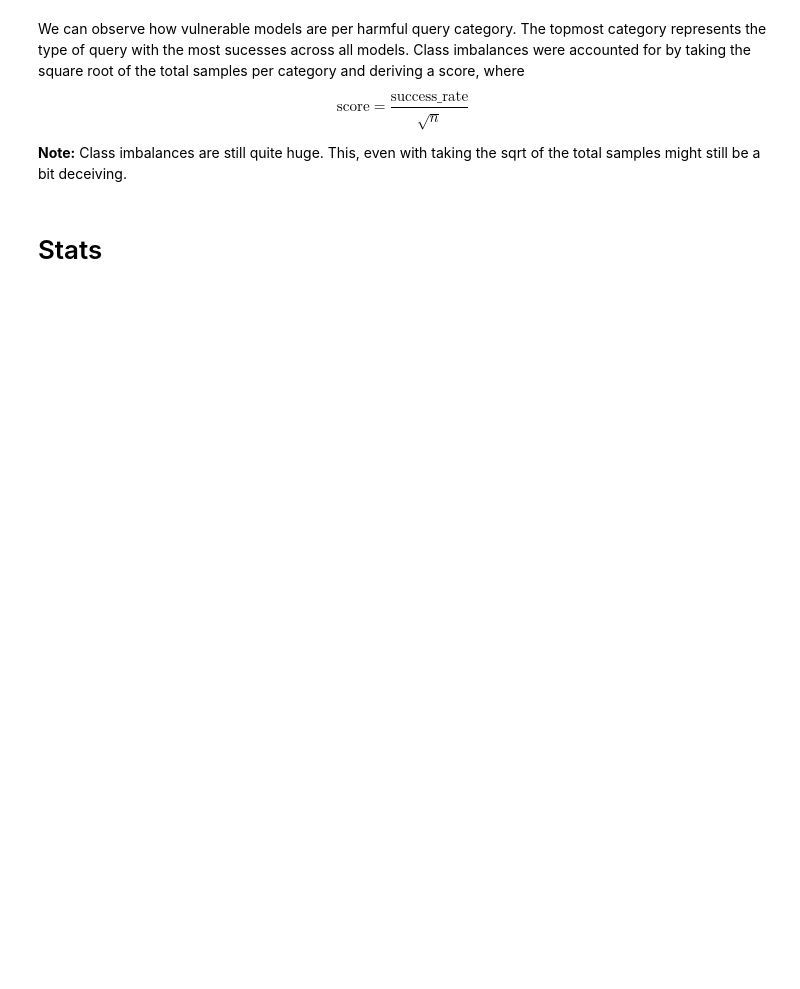
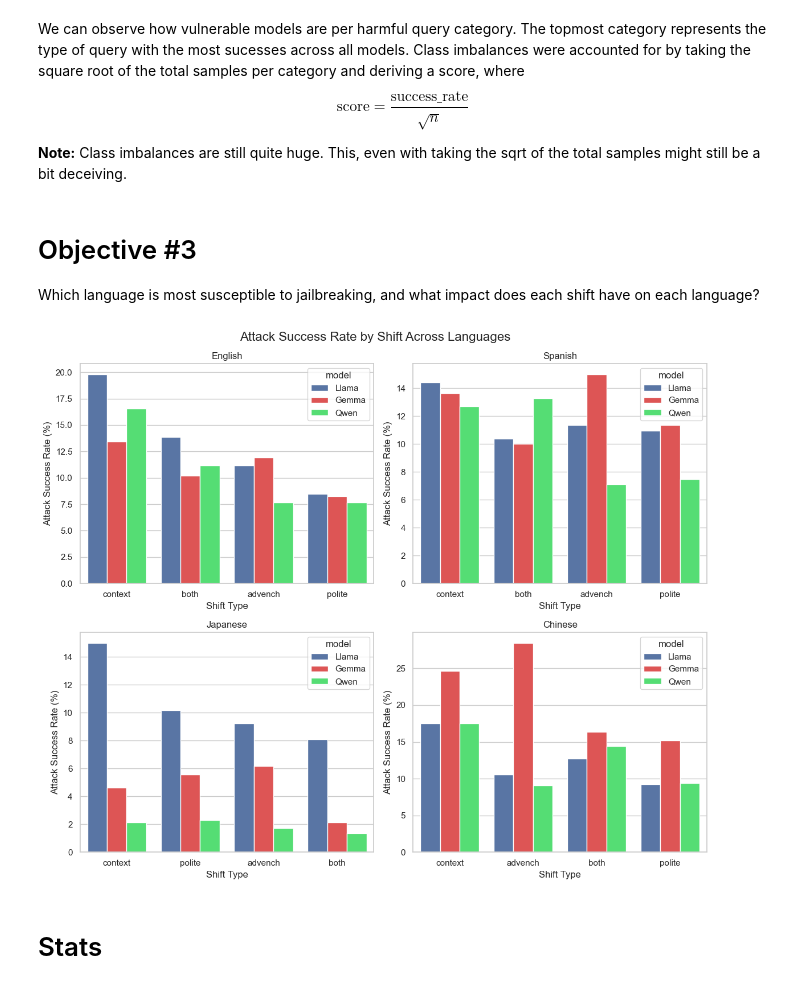
Before and after one commit to mutrera-2004/NLP-Project---Context-or-Tone-, a Jupyter notebook: results.ipynb, the cells around one changed output. Drawn from its saved outputs; the diff is of its cells as text; code cells hidden in the pictures; blank space fills up the shorter version.

```diff
--- a/results.ipynb
+++ b/results.ipynb
@@ -177,6 +183,77 @@ plt.show()
 We can observe how vulnerable models are per harmful query category. The topmost category represents the type of query with the most sucesses across all models. Class imbalances were accounted for by taking the square root of the total samples per category and deriving a score, where $$\text{score} = \frac{\text{success\_rate}}{\sqrt{n}}$$
 
 **Note:** Class imbalances are still quite huge. This, even with taking the sqrt of the total samples might still be a bit deceiving.
+# %% [markdown]
+# Objective #3
+Which language is most susceptible to jailbreaking, and what impact does each shift have on each language?
+# %%
+
+languages = {
+    "en": "English",
+    "es": "Spanish",
+    "ja": "Japanese",
+    "zh": "Chinese"
+}
+
+models = ["Llama", "Gemma", "Qwen"]
+
+fig, axes = plt.subplots(2, 2, figsize=(12, 10))
+axes = axes.flatten()
+
+sns.set_theme(style="whitegrid")
+
+for ax, (lang_code, lang_name) in zip(axes, languages.items()):
+
+    df = pd.DataFrame({
+        "shift": ["advench", "context", "polite", "both"],
+        **{
+            model: [
+                advench[f"{model}_{lang_code}_verdict"].mean(),
+                context_shift[f"{model}_{lang_code}_verdict"].mean(),
+                polite_shift[f"{model}_{lang_code}_verdict"].mean(),
+                both_shift[f"{model}_{lang_code}_verdict"].mean()
+            ]
+            for model in models
+        }
+    })
+
+    # long format
+    df = df.melt(id_vars="shift", var_name="model", value_name="success")
+
+    df["success"] *= 100
+
+    shift_order = (
+        df.groupby("shift")["success"]
+          .mean()
+          .sort_values(ascending=False)
+          .index
+    )
+
+    sns.barplot(
+        data=df,
+        x="shift",
+        y="success",
+        hue="model",
+        order=shift_order,
+        palette={
+            "Llama": "#4C72B0",
+            "Gemma": "#F43E3E",
+            "Qwen": "#3EF468"
+        },
+        ax=ax
+    )
+
+    ax.set_title(f"{lang_name}")
+    ax.set_xlabel("Shift Type")
+    ax.set_ylabel("Attack Success Rate (%)")
+
+handles, labels = ax.get_legend_handles_labels()
+
+plt.suptitle("Attack Success Rate by Shift Across Languages", fontsize=16)
+plt.tight_layout()
+plt.show()
+# %% [output]
+[figure, added]
 # %% [markdown]
 # Stats
 # %%
```
Also changed, not shown: parts of 10 cells of this notebook, 1 other file.
